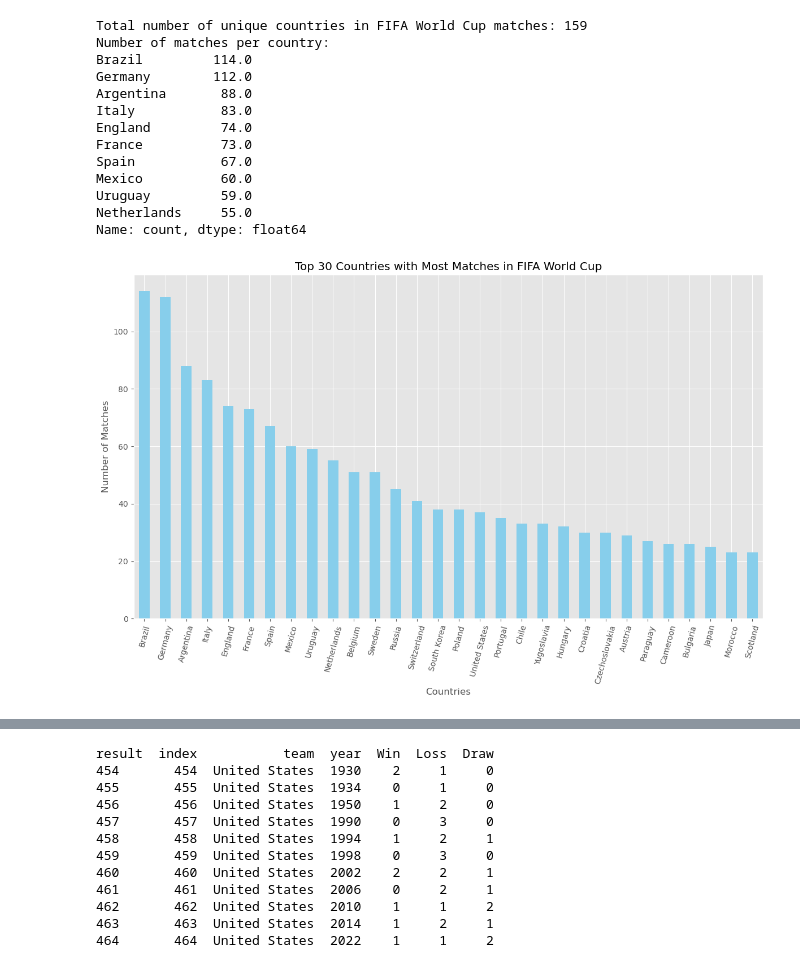
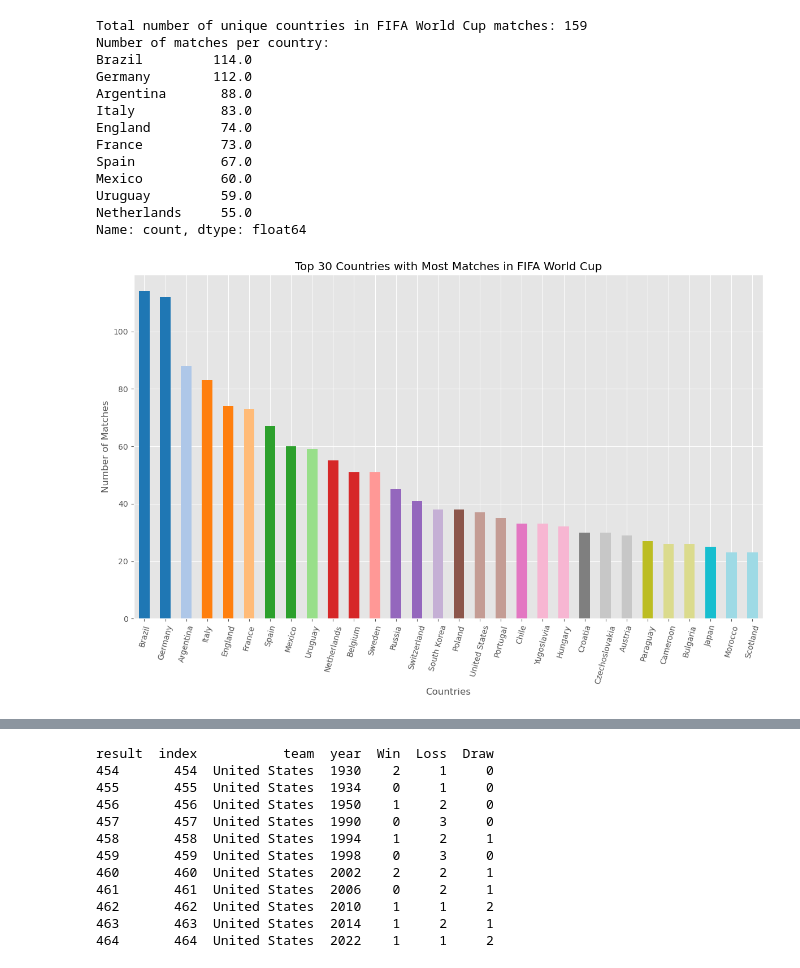
Before and after one commit to joelie1105/international_results_project, a Jupyter notebook: international_results.ipynb, the cells around one changed output, grey strips where cells are left out. Cells and saved outputs as stored; diff of their text form; code cells hidden in the pictures.

```diff
--- a/international_results.ipynb
+++ b/international_results.ipynb
@@ -267,24 +330,28 @@ Name: count, dtype: float64
 # %%
 #Plotting the top 30 countries with the most matches in FIFA World Cup
 #There are 30 countries in this graph to capture a couple countries that no longer exist (Czechoslovakia and Yugoslavia)
 """
 The three lines below were suggest by copilot in addition to the plotting code beneath the comment.
 plt.style.use('ggplot')
 country_counts = df_WC['home_team'].value_counts().add(df_WC['away_team'].value_counts(), fill_value=0)
 print(country_counts.sort_values(ascending=False).head(10))
 """
 
 plt.figure(figsize=(12, 8))
 top_countries = country_counts.sort_values(ascending=False).head(30)
-top_countries.plot(kind='bar', color='skyblue')
+
+#colors = cm.get_cmap('viridis', 30)  # Get a colormap with 30 distinct colors
+colors = cm.get_cmap('tab20', 30)(np.arange(30))  # Use a valid colormap
+
+top_countries.plot(kind='bar', color=colors)
 plt.title('Top 30 Countries with Most Matches in FIFA World Cup')
 plt.xlabel('Countries')
 plt.ylabel('Number of Matches')
 plt.xticks(rotation=75)
 plt.tight_layout()
 plt.show()
 # %% [output]
-[figure, old version]
+[figure, new version]
 # %%
 # Function to get match results by country - This was suggested by copilot
 def get_match_results_by_country(country):
```
Also changed, not shown: parts of 5 cells of this notebook, 3 other files.
